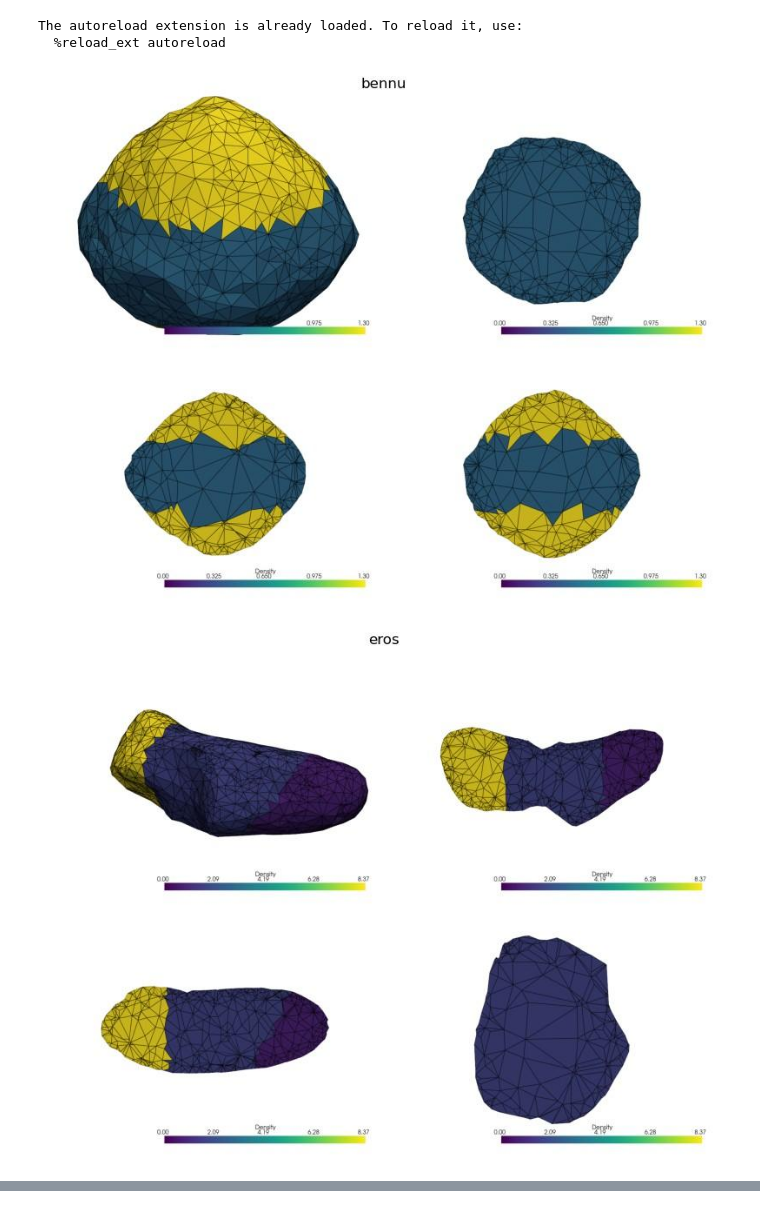
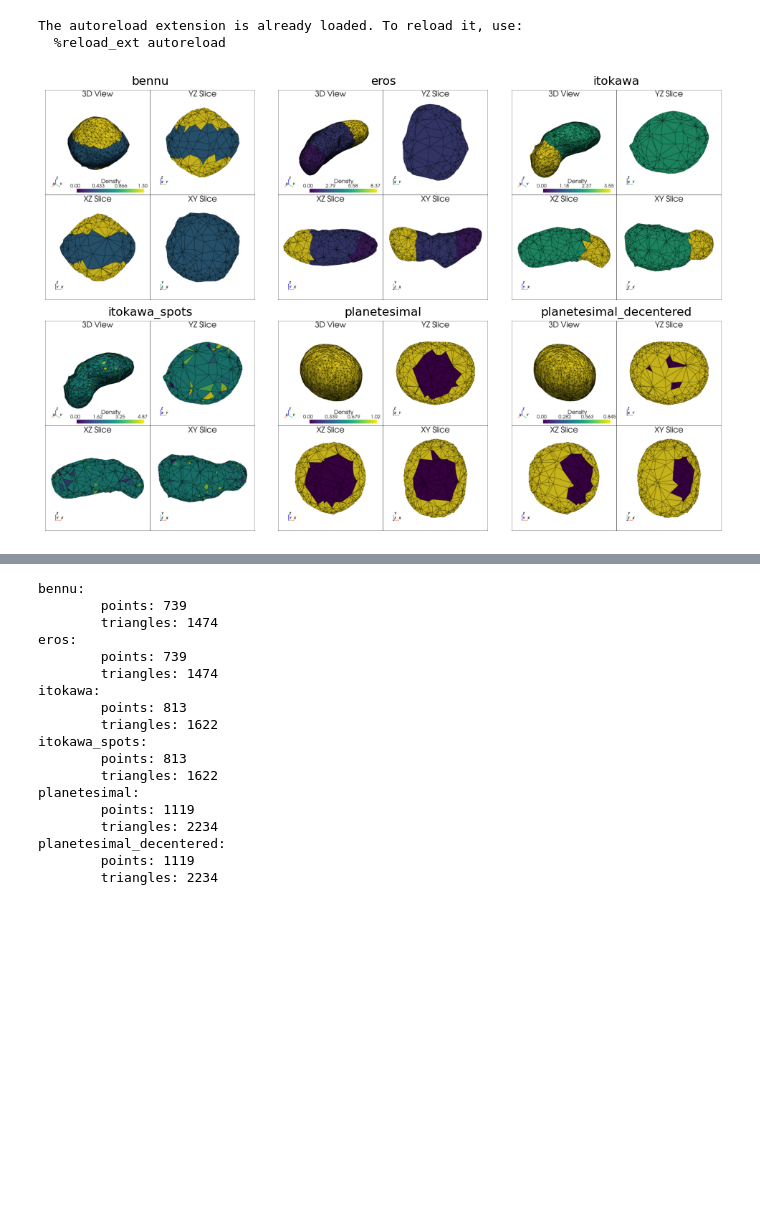
Before and after one commit to esa/masconCube, a Jupyter notebook: notebooks/01_dataset_overview.ipynb, the cells around one changed output, grey strips where cells are left out. Drawn from its saved outputs; the diff is of its cells as text; code cells hidden in the pictures; blank space fills up the shorter version.

```diff
--- a/notebooks/01_dataset_overview.ipynb
+++ b/notebooks/01_dataset_overview.ipynb
@@ -32,6 +17,16 @@ def plot_asteroid(asteroid):
 # %%
-for asteroid in asteroids:
-    plot_asteroid(asteroid)
+base_dim = 3.3
+nrows = 2
+ncols = len(asteroids) // nrows if len(asteroids) % nrows == 0 else len(asteroids) // nrows + 1
+figsize = (base_dim*ncols, base_dim*nrows)
+fig, axs = plt.subplots(nrows, ncols, squeeze=True, figsize=figsize)
+
+for asteroid, ax in zip(asteroids, axs.flatten()):
+    img = plt.imread(GROUND_TRUTH_DIR / asteroid / "combined_plot.png")
+    ax.imshow(img)
+    ax.axis("off")
+    ax.set_title(asteroid)
+fig.tight_layout(pad=1)
+plt.show()
 # %% [output]
-[figure, old version]
+[figure, new version]
-[figure, removed]
@@ -41,0 +33,25 @@ for asteroid in asteroids:
+# %%
+for asteroid in asteroids:
+    print(asteroid + ":")
+    points, triangles = get_mesh(asteroid)
+    print(f"\tpoints: {points.shape[0]}")
+    print(f"\ttriangles: {triangles.shape[0]}")
+# %% [output]
+bennu:
+        points: 739
+        triangles: 1474
+eros:
+        points: 739
+        triangles: 1474
+itokawa:
+        points: 813
+        triangles: 1622
+itokawa_spots:
+        points: 813
+        triangles: 1622
+planetesimal:
+        points: 1119
+        triangles: 2234
+planetesimal_decentered:
+        points: 1119
+        triangles: 2234
```
Also changed, not shown: parts of 3 cells of this notebook, 1 other file.
